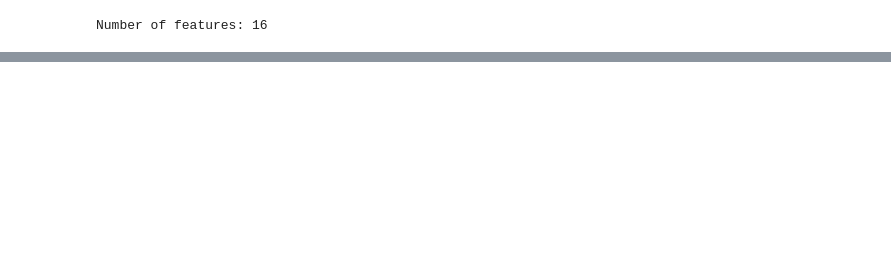
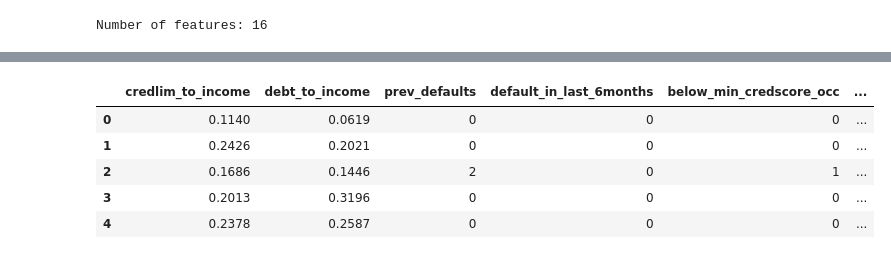
Before and after one commit to ada-nai/card-default, a Jupyter notebook: train.ipynb, the cells around one changed output, grey strips where cells are left out. Saved outputs shown, nothing was run; the diff lists cells and outputs as text; code cells hidden in the pictures; blank space fills up the shorter version.

```diff
--- a/train.ipynb
+++ b/train.ipynb
@@ -163,0 +365,12 @@ mi_df[mi_df['mutual_info'] >0]['index'].to_list()
+# %%
+test_df['above_min_credlim_occ'] = (test_df['credit_limit_used(%)']>=test_df['occ_credlim']).astype('int')
+test_df['below_min_credscore_occ'] = (test_df['credit_score']<=test_df['occ_credscore']).astype('int')
+# %%
+test_df[fin_cols].head()
+# %% [output]
+|  | credlim_to_income | debt_to_income | prev_defaults | default_in_last_6months | below_min_credscore_occ | ... |
+| 0 | 0.1140 | 0.0619 | 0 | 0 | 0 | ... |
+| 1 | 0.2426 | 0.2021 | 0 | 0 | 0 | ... |
+| 2 | 0.1686 | 0.1446 | 2 | 0 | 1 | ... |
+| 3 | 0.2013 | 0.3196 | 0 | 0 | 0 | ... |
+| 4 | 0.2378 | 0.2587 | 0 | 0 | 0 | ... |
```
Also changed, not shown: parts of 30 cells of this notebook.
